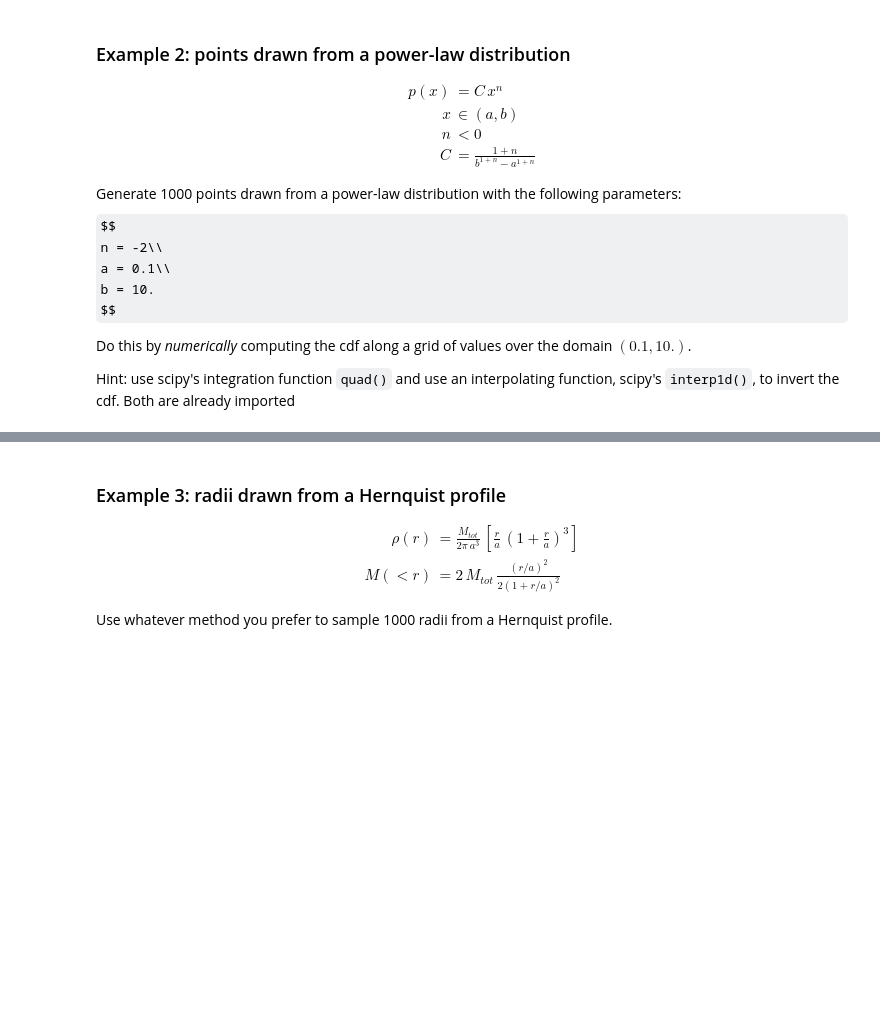
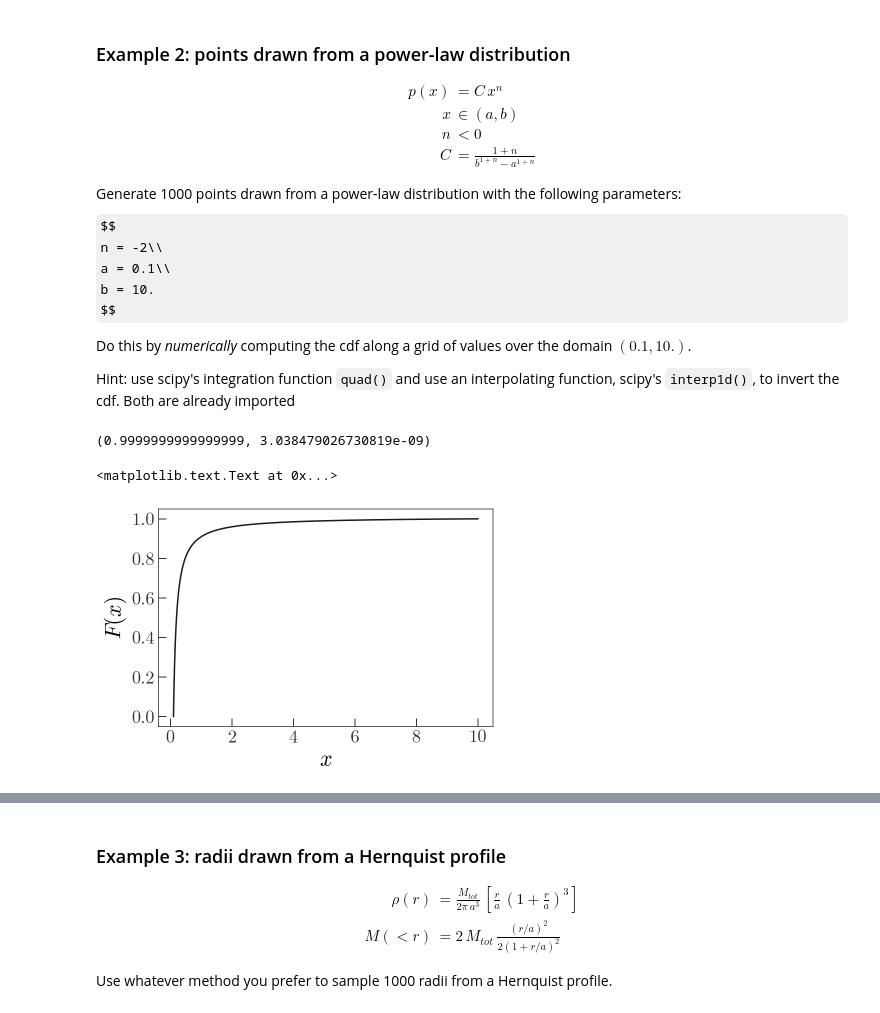
Before and after one commit to adrn/AST542, a Jupyter notebook: notebooks/Sampling from probability distributions.ipynb, the cells around one changed output, grey strips where cells are left out. Saved outputs shown, nothing was run; the diff lists cells and outputs as text; code cells hidden in the pictures; some formulas as TeX source; blank space fills up the shorter version.

```diff
--- a/notebooks/Sampling from probability distributions.ipynb
+++ b/notebooks/Sampling from probability distributions.ipynb
@@ -54,3 +65,25 @@ $$
 Do this by _numerically_ computing the cdf along a grid of values over the domain $(0.1,10.)$.
 
 Hint: use scipy's integration function `quad()` and use an interpolating function, scipy's `interp1d()`, to invert the cdf. Both are already imported
+# %%
+a = 0.1
+b = 10.
+n = -2.
+# %%
+def power_law_pdf(x):
+    C = (1+n) / (b**(1+n) - a**(1+n))
+    return C*x**n
+# %%
+quad(power_law_pdf, a, b)
+# %% [output]
+(0.9999999999999999, 3.038479026730819e-09)
+# %%
+x_grid = np.linspace(a, b, 1024)
+power_law_cdf = [quad(power_law_pdf, a, x)[0] for x in x_grid]
+# %%
+plt.plot(x_grid, power_law_cdf, marker='');
+plt.xlabel(r'$x$')
+plt.ylabel(r'$F(x)$')
+# %% [output]
+<matplotlib.text.Text at 0x...>
+[figure, added]
```
Also changed, not shown: parts of 6 cells of this notebook.
